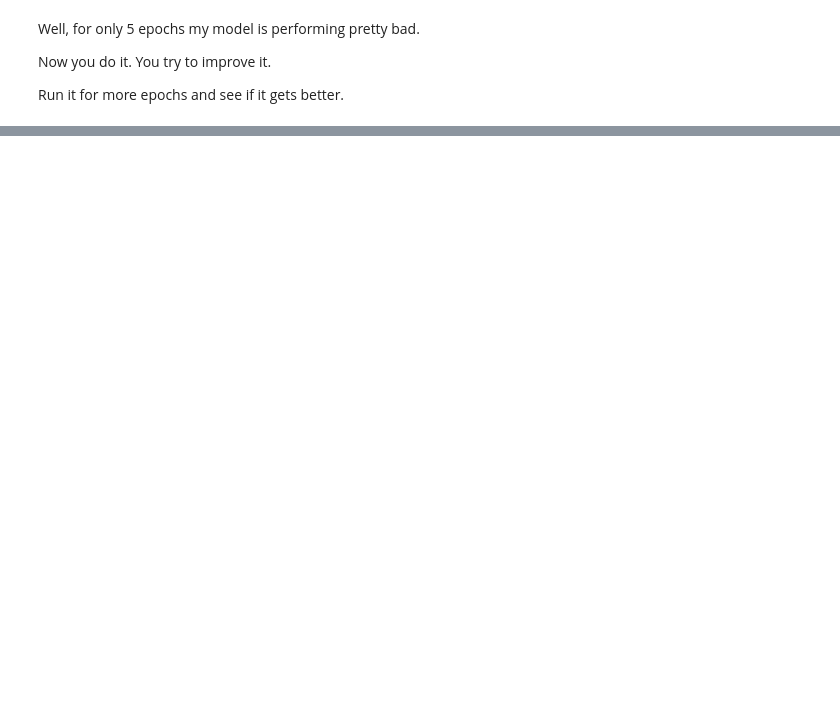
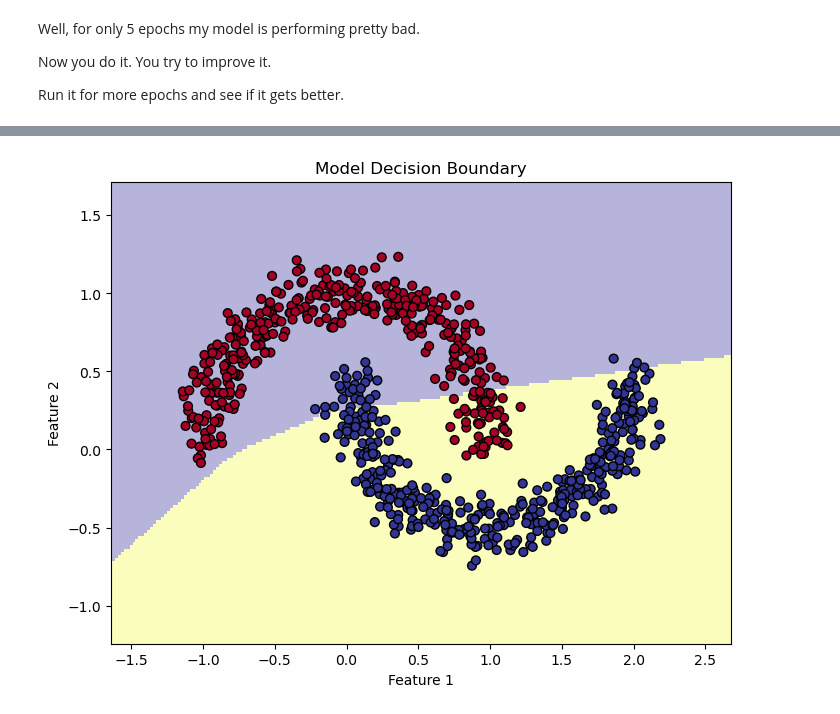
Before and after one commit to RishatTalukder/Deep_Learning_With_Tensorflow, a Jupyter notebook: 3_CLASSIFICATION/1_Neural_Network_Classification.ipynb, the cells around one changed output, grey strips where cells are left out. Saved outputs shown, nothing was run; the diff lists cells and outputs as text; code cells hidden in the pictures; blank space fills up the shorter version.

```diff
--- a/3_CLASSIFICATION/1_Neural_Network_Classification.ipynb
+++ b/3_CLASSIFICATION/1_Neural_Network_Classification.ipynb
@@ -475,0 +498,4 @@ plot_decision_boundary(model, data[['X1', 'X2']], data['y'], show_probabilities=
+# %%
+plot_decision_boundary(model, X_train, y_train)
+# %% [output]
+[figure, added]
```
Also changed, not shown: parts of 13 cells of this notebook, 1 other file.
